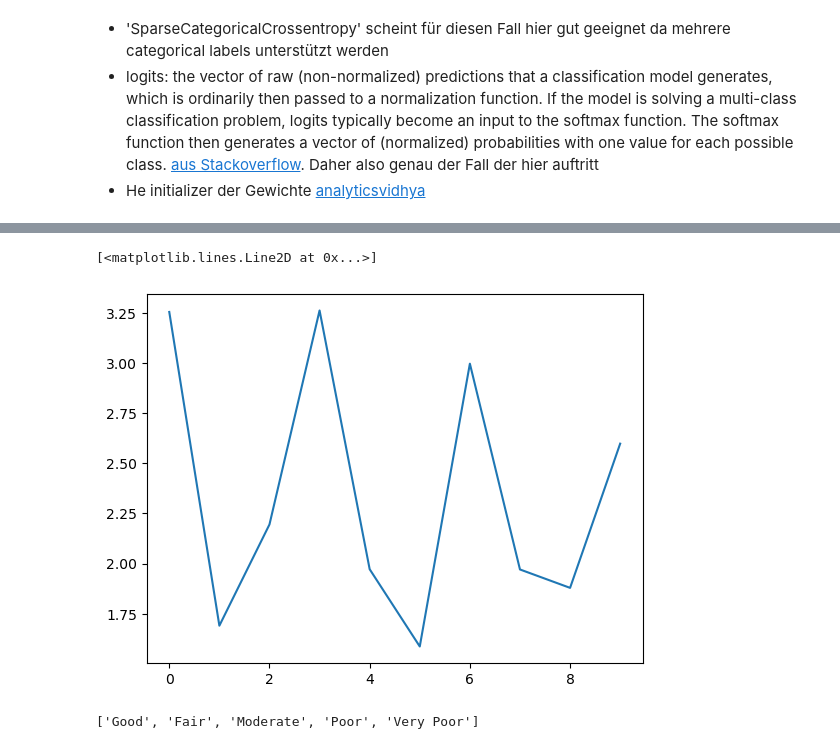
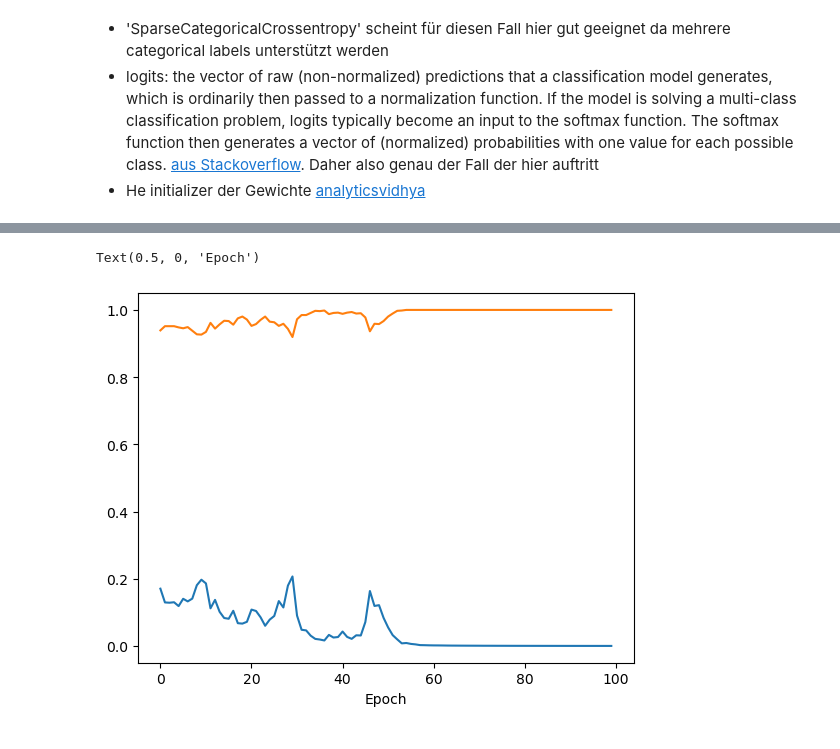
Before and after one commit to fxschmidt/AirPollution, a Jupyter notebook: Eigenes_Projekt/deep_learning.ipynb, the cells around one changed output, grey strips where cells are left out. Drawn from its saved outputs; the diff is of its cells as text; code cells hidden in the pictures.

Commit message:
fertig mit neural network

```diff
--- a/Eigenes_Projekt/deep_learning.ipynb
+++ b/Eigenes_Projekt/deep_learning.ipynb
@@ -65,0 +62,3 @@ Name: aqi_max, dtype: int64
+# %%
+all_data=predictor_neural_network.dropna()
+all_data["aqi_o3"].value_counts()
@@ -66,5 +73,7 @@ Name: aqi_max, dtype: int64
 # %%
 aqi_labels={0:"Fair",1:"Moderate",2:"Poor"}
-X = all_data.drop("aqi_max",axis=1)
-y = all_data["aqi_max"].cat.codes
+X = all_data.drop("aqi_o3",axis=1)
+X[X.columns] = MinMaxScaler().fit_transform(X)
+y = all_data["aqi_o3"].cat.codes
 X_train,X_test,y_train,y_test= model_selection.train_test_split(X,y)
+X_train.info()
@@ -81,14 +116,14 @@ X_train,X_test,y_train,y_test= model_selection.train_test_split(X,y)
 #create a simple neural Network
 initializer = tf.keras.initializers.HeNormal(seed=3)
 model = keras.Sequential()
-model.add(keras.Input(shape=(30,)))
-for i in range(2):
-    model.add(layers.Dense(55,activation="relu",name=f"hidden_layer_{i}",kernel_initializer=initializer))
+model.add(keras.Input(shape=(55,)))
+for i in range(4):
+    model.add(layers.Dense(70,activation="relu",name=f"hidden_layer_{i}",kernel_initializer=initializer))
 
-model.add(layers.Dense(40,activation="relu",name=f"hidden_layer_-3",kernel_initializer=initializer))
-model.add(layers.Dense(40,activation="relu",name=f"hidden_layer_-2",kernel_initializer=initializer))
+model.add(layers.Dense(60,activation="relu",name=f"hidden_layer_-3",kernel_initializer=initializer))
+model.add(layers.Dense(60,activation="relu",name=f"hidden_layer_-2",kernel_initializer=initializer))
 
-model.add(layers.Dense(3,activation="softmax",name="output_layer"))
+model.add(layers.Dense(4,activation="softmax",name="output_layer"))
 
 model.summary()
 # %% [output]
@@ -116,5 +149,5 @@ model.compile(optimizer="adam",
               loss=tf.keras.losses.SparseCategoricalCrossentropy(), # this loss function fits for 2 or more categorial labels,
               metrics=['accuracy',"sparse_categorical_crossentropy","mean_squared_error"])
 # %%
-hist=model.fit(X_train, y_train, epochs=10,use_multiprocessing=True,batch_size=32)
+hist=model.fit(X_train, y_train, epochs=100,use_multiprocessing=True,batch_size=32)
 # %% [output]
@@ -176,9 +209,7 @@ f1 score of the model: 0.51612
 # %%
-plt.plot(hist.history["sparse_categorical_crossentropy"])
+plt.plot(hist.history["sparse_categorical_crossentropy"],label="crossentropy")
+plt.plot(hist.history["accuracy"],label="accuracy")
+plt.xlabel("Epoch")
 # %% [output]
-[<matplotlib.lines.Line2D at 0x...>]
+Text(0.5, 0, 'Epoch')
-[figure, old version]
+[figure, new version]
-# %%
-list(aqi_labels.values())
-# %% [output]
-['Good', 'Fair', 'Moderate', 'Poor', 'Very Poor']
```
Also changed, not shown: parts of 20 cells of this notebook, 18 other files.
